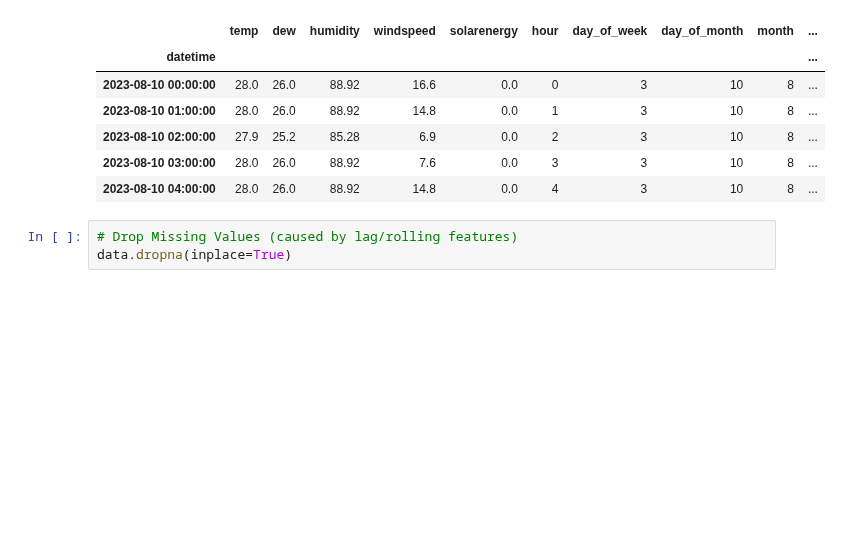
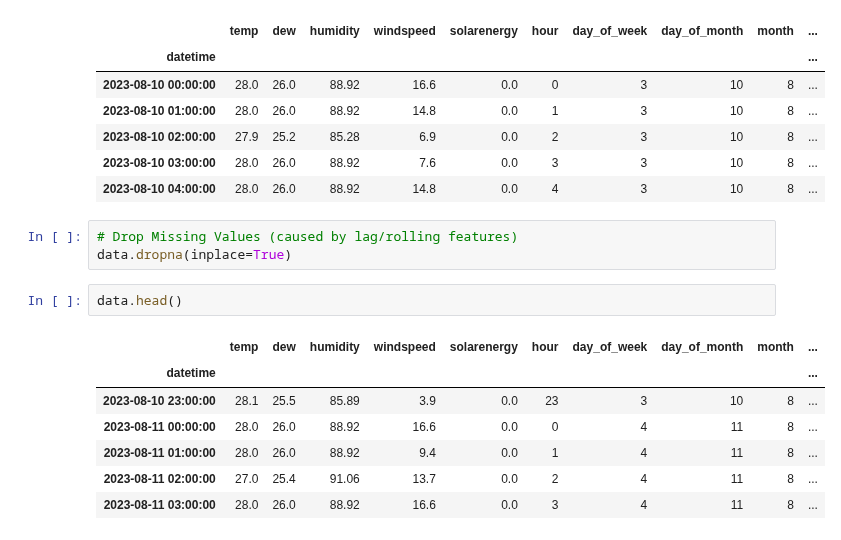
Before and after one commit to mungekarkiran/Basic_Python, a Jupyter notebook: Neha Project/Project Solar Care/Notebook/20240901_Solar_Care.ipynb, the cells around one changed output. Cells and saved outputs as stored; diff of their text form; blank space fills up the shorter version.

```diff
--- a/Neha Project/Project Solar Care/Notebook/20240901_Solar_Care.ipynb
+++ b/Neha Project/Project Solar Care/Notebook/20240901_Solar_Care.ipynb
@@ -336,3 +336,13 @@ data.head()
 # %%
 # Drop Missing Values (caused by lag/rolling features)
 data.dropna(inplace=True)
+# %%
+data.head()
+# %% [output]
+|  | temp | dew | humidity | windspeed | solarenergy | hour | day_of_week | day_of_month | month | ... |
+| datetime |  |  |  |  |  |  |  |  |  | ... |
+| 2023-08-10 23:00:00 | 28.1 | 25.5 | 85.89 | 3.9 | 0.0 | 23 | 3 | 10 | 8 | ... |
+| 2023-08-11 00:00:00 | 28.0 | 26.0 | 88.92 | 16.6 | 0.0 | 0 | 4 | 11 | 8 | ... |
+| 2023-08-11 01:00:00 | 28.0 | 26.0 | 88.92 | 9.4 | 0.0 | 1 | 4 | 11 | 8 | ... |
+| 2023-08-11 02:00:00 | 27.0 | 25.4 | 91.06 | 13.7 | 0.0 | 2 | 4 | 11 | 8 | ... |
+| 2023-08-11 03:00:00 | 28.0 | 26.0 | 88.92 | 16.6 | 0.0 | 3 | 4 | 11 | 8 | ... |
```
Also changed, not shown: parts of 6 cells of this notebook, 1 other file.
